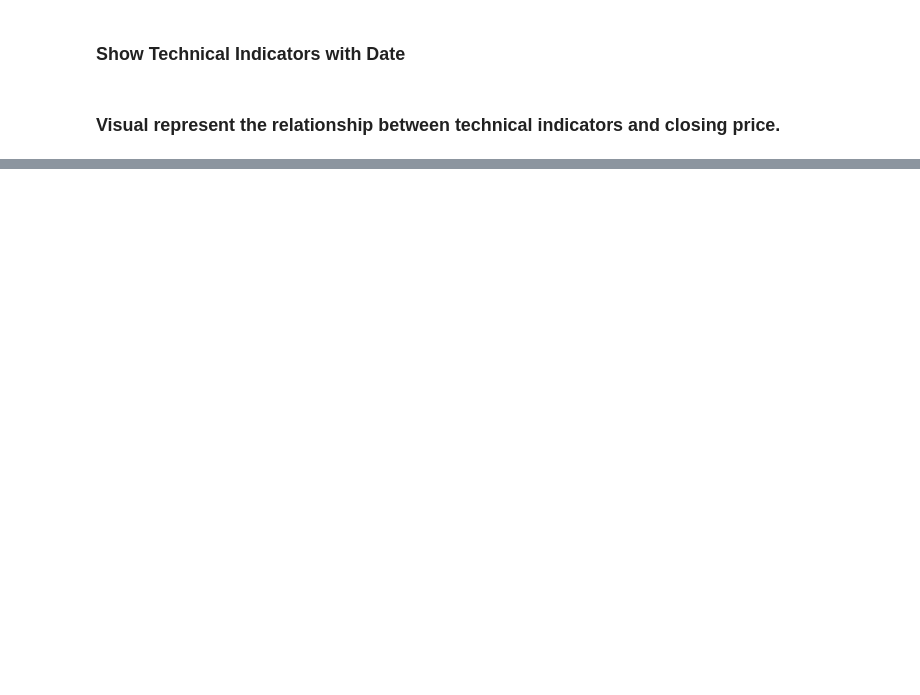
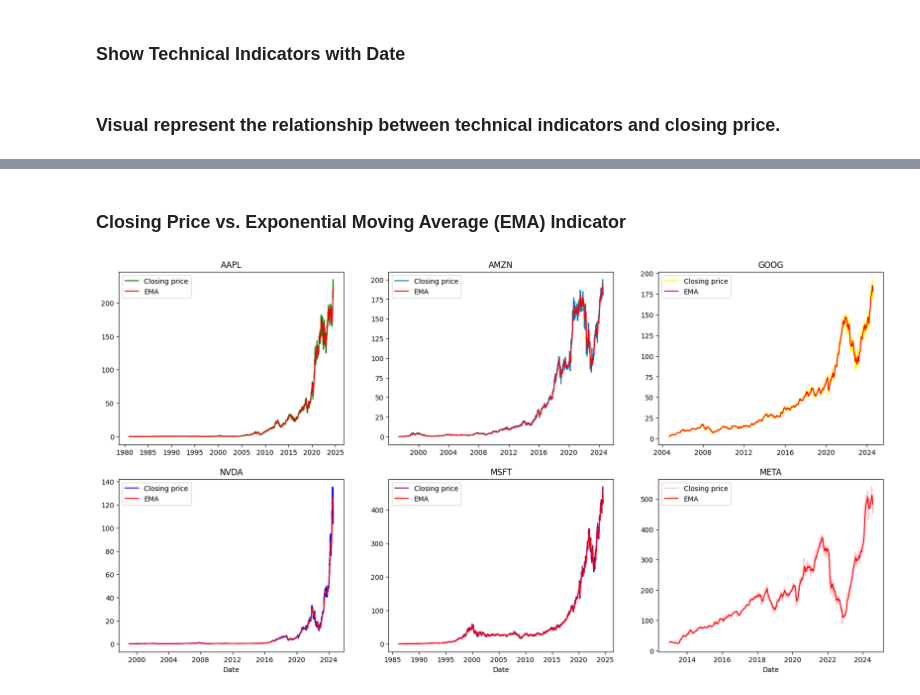
Before and after one commit to Ofgeha-Gelana/SentimentStockPredictor, a Jupyter notebook: notebooks/quantitative analyses.ipynb, the cells around one changed output, grey strips where cells are left out. Cells and saved outputs as stored; diff of their text form; code cells hidden in the pictures; blank space fills up the shorter version.

```diff
--- a/notebooks/quantitative analyses.ipynb
+++ b/notebooks/quantitative analyses.ipynb
@@ -265,0 +288,8 @@ showTechnicalIndicator(stock_data_aapl,'RSI')
+# %% [markdown]
+### Closing Price vs. Exponential Moving Average (EMA) Indicator
+# %%
+technicalIndicatorsVsClosingPrice(stock_data_aapl,stock_data_amzn,stock_data_goog,stock_data_meta,stock_data_msft,stock_data_nvda,'EMA')
+# Smoothing out price fluctuations and providing a more responsive indicator than SMA.
+# EMAs are often used to identify trend changes and potential reversals.
+# %% [output]
+[figure, added]
```
Also changed, not shown: parts of 7 cells of this notebook, 1 other file.
